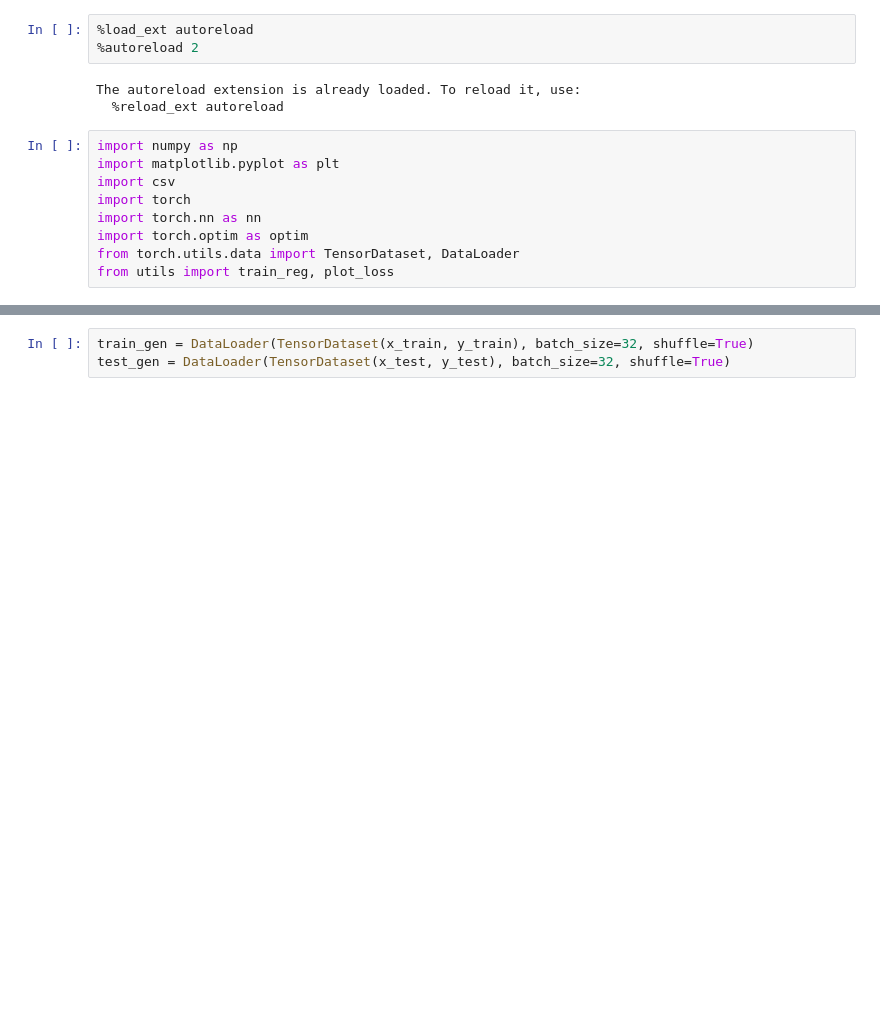
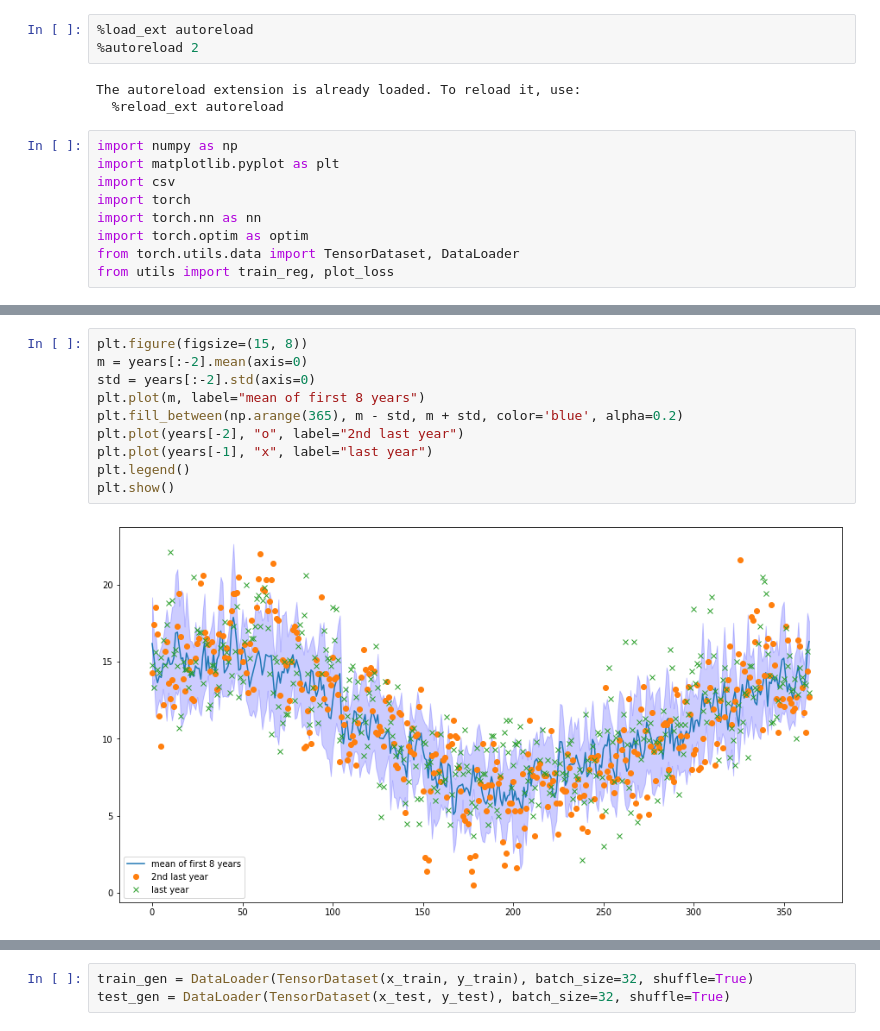
Before and after one commit to amansinclair/ml, a Jupyter notebook: ml/Melbourne.ipynb, the cells around one changed output, grey strips where cells are left out. Saved outputs shown, nothing was run; the diff lists cells and outputs as text; blank space fills up the shorter version.

```diff
--- a/ml/Melbourne.ipynb
+++ b/ml/Melbourne.ipynb
@@ -47,0 +47,12 @@ def split_data(X, train_perc=0.8):
+# %%
+plt.figure(figsize=(15, 8))
+m = years[:-2].mean(axis=0)
+std = years[:-2].std(axis=0)
+plt.plot(m, label="mean of first 8 years")
+plt.fill_between(np.arange(365), m - std, m + std, color='blue', alpha=0.2)
+plt.plot(years[-2], "o", label="2nd last year")
+plt.plot(years[-1], "x", label="last year")
+plt.legend()
+plt.show()
+# %% [output]
+[figure, added]
```
Also changed, not shown: parts of 38 cells of this notebook, 1 other file.
